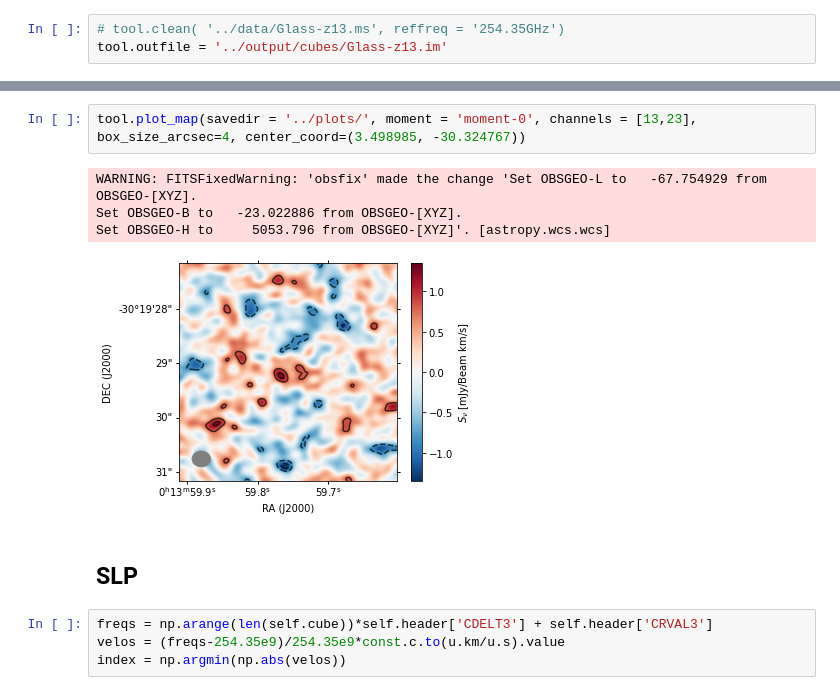
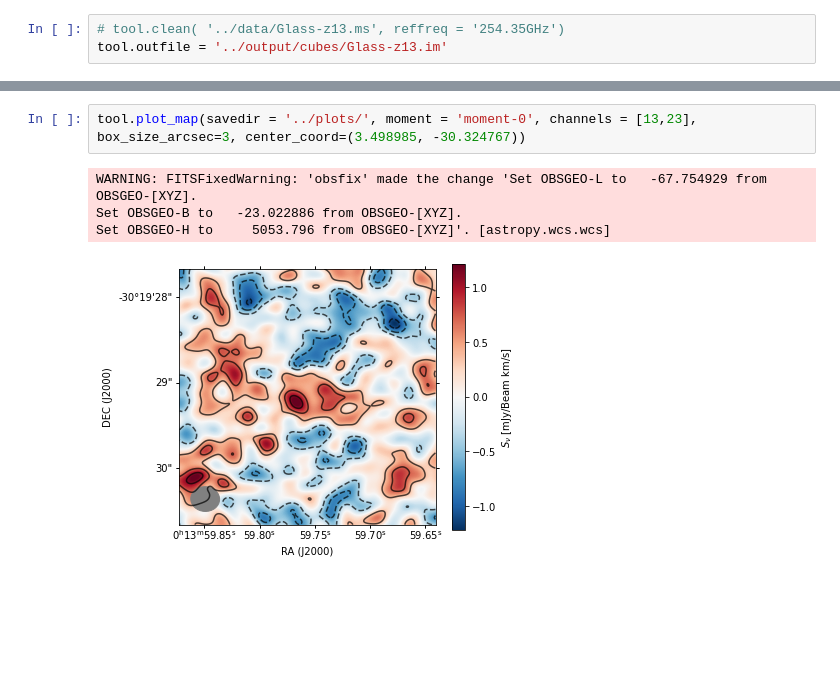
Before and after one commit to Joshiwavm/jackknify, a Jupyter notebook: notebooks/Visualize_Jackknifing.ipynb, the cells around one changed output, grey strips where cells are left out. Drawn from its saved outputs; the diff is of its cells as text; blank space fills up the shorter version.

```diff
--- a/notebooks/Visualize_Jackknifing.ipynb
+++ b/notebooks/Visualize_Jackknifing.ipynb
@@ -34,13 +32,7 @@ Set OBSGEO-H to     5053.796 from OBSGEO-[XYZ]'. [astropy.wcs.wcs]
 # %%
-tool.plot_map(savedir = '../plots/', moment = 'moment-0', channels = [13,23], box_size_arcsec=4, center_coord=(3.498985, -30.324767))
+tool.plot_map(savedir = '../plots/', moment = 'moment-0', channels = [13,23], box_size_arcsec=3, center_coord=(3.498985, -30.324767))
 # %% [output]
 WARNING: FITSFixedWarning: 'obsfix' made the change 'Set OBSGEO-L to   -67.754929 from OBSGEO-[XYZ].
 Set OBSGEO-B to   -23.022886 from OBSGEO-[XYZ].
 Set OBSGEO-H to     5053.796 from OBSGEO-[XYZ]'. [astropy.wcs.wcs]
-[figure, old version]
+[figure, new version]
-# %% [markdown]
-## SLP
-# %%
-freqs = np.arange(len(self.cube))*self.header['CDELT3'] + self.header['CRVAL3']
-velos = (freqs-254.35e9)/254.35e9*const.c.to(u.km/u.s).value
-index = np.argmin(np.abs(velos))
```
Also changed, not shown: parts of 16 cells of this notebook, 7 other files.
